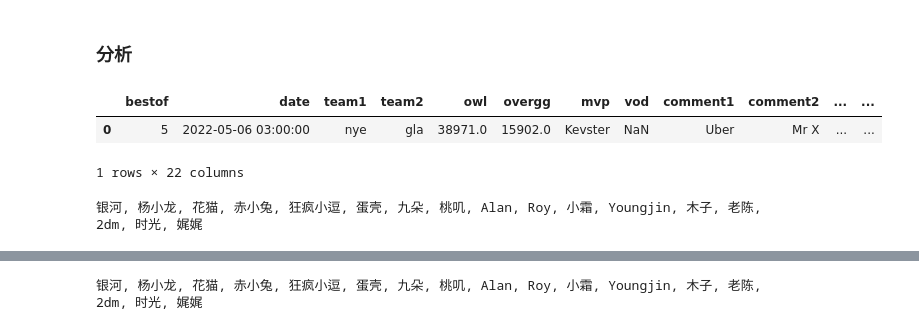
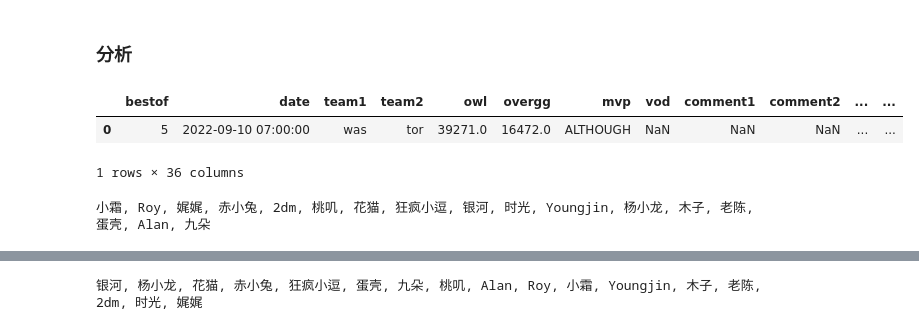
Before and after one commit to Cloudiiink/OWL_Commentators_CN, a Jupyter notebook: owl_liquipedia.ipynb, the cells around one changed output, grey strips where cells are left out. Cells and saved outputs as stored; diff of their text form; code cells hidden in the pictures.

```diff
--- a/owl_liquipedia.ipynb
+++ b/owl_liquipedia.ipynb
@@ -427,17 +633,17 @@ df_total.to_excel('owl_raw_keep_update.xlsx')
 # %% [markdown]
 ### 分析
 # %%
-df = pd.read_excel('owl_raw_keep_update.xlsx', usecols=range(1, 23))
+df = pd.read_excel('owl_raw_keep_update_0910v2.xlsx', usecols=range(1, 37))
 df[0:1]
 # %% [output]
 |  | bestof | date | team1 | team2 | owl | overgg | mvp | vod | comment1 | comment2 | ... | ... |
-| 0 | 5 | 2022-05-06 03:00:00 | nye | gla | 38971.0 | 15902.0 | Kevster | NaN | Uber | Mr X | ... | ... |
+| 0 | 5 | 2022-09-10 07:00:00 | was | tor | 39271.0 | 16472.0 | ALTHOUGH | NaN | NaN | NaN | ... | ... |
-1 rows × 22 columns
+1 rows × 36 columns
 # %%
 names = set(df['name1']) | set(df['name2'])
 print(', '.join(list(names)))
 # %% [output]
-银河, 杨小龙, 花猫, 赤小兔, 狂疯小逗, 蛋壳, 九朵, 桃叽, Alan, Roy, 小霜, Youngjin, 木子, 老陈, 2dm, 时光, 娓娓
+小霜, Roy, 娓娓, 赤小兔, 2dm, 桃叽, 花猫, 狂疯小逗, 银河, 时光, Youngjin, 杨小龙, 木子, 老陈, 蛋壳, Alan, 九朵
 # %%
 all, total, maps, zero, mzeros, one, mones, two, mtwos = [], [], [], [], [], [], [], [], []
 for name in names:
```
Also changed, not shown: parts of 27 cells of this notebook, 1 other file.
